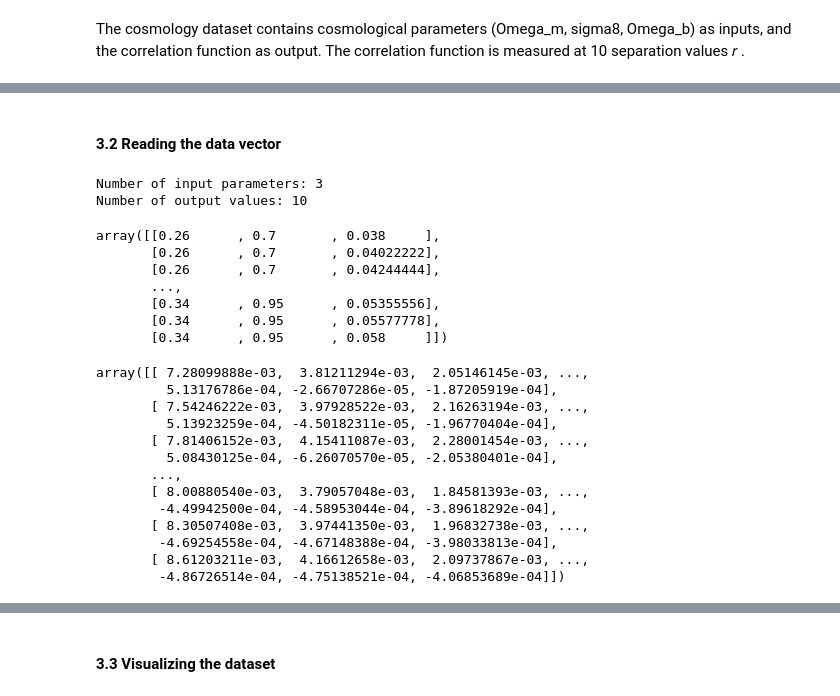
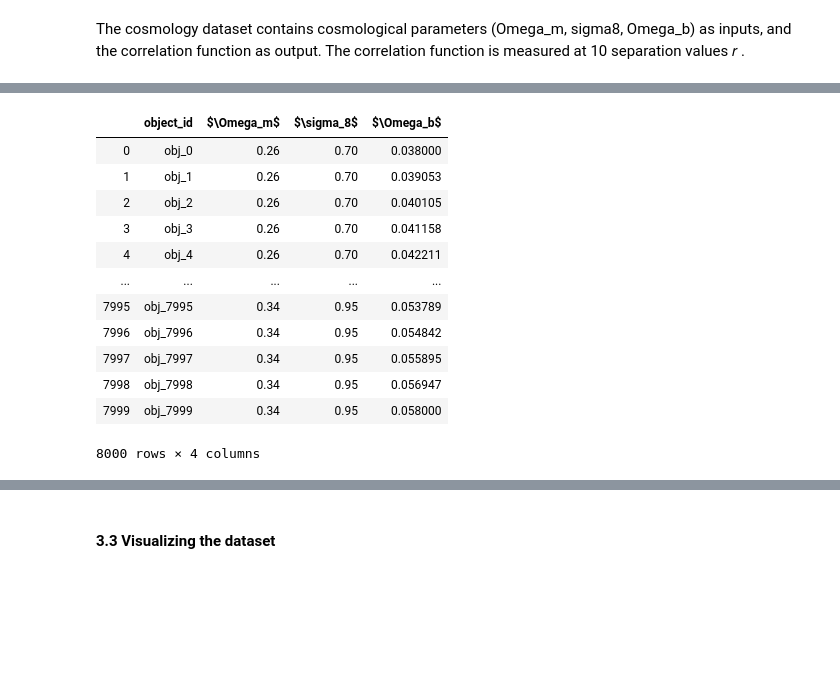
Before and after one commit to kstoreyf/emu-fight, a Jupyter notebook: emulator_examples/svm_emu-fight.ipynb, the cells around one changed output, grey strips where cells are left out. Drawn from its saved outputs; the diff is of its cells as text; code cells hidden in the pictures; blank space fills up the shorter version.

```diff
--- a/emulator_examples/svm_emu-fight.ipynb
+++ b/emulator_examples/svm_emu-fight.ipynb
@@ -68,2 +45,0 @@ nsize: 10
-# %% [markdown]
-#### 3.2 Reading the data vector
@@ -73,37 +46,17 @@ def read_dict(data,col='x'):
-# %%
-r_vals = np.linspace(50, 140, 10)
-ylabel = read_dict(train_data,col='label')
-xs_train = read_dict(train_data)
-ys_train = read_dict(train_data,col='y')
-
-print("Number of input parameters:", xs_train.shape[1])
-print("Number of output values:", ys_train.shape[1])
-# %% [output]
-Number of input parameters: 3
-Number of output values: 10
-# %%
-xvec
-# %% [output]
-array([[0.26      , 0.7       , 0.038     ],
-       [0.26      , 0.7       , 0.04022222],
-       [0.26      , 0.7       , 0.04244444],
-       ...,
-       [0.34      , 0.95      , 0.05355556],
-       [0.34      , 0.95      , 0.05577778],
-       [0.34      , 0.95      , 0.058     ]])
-# %%
-yvec
-# %% [output]
-array([[ 7.28099888e-03,  3.81211294e-03,  2.05146145e-03, ...,
-         5.13176786e-04, -2.66707286e-05, -1.87205919e-04],
-       [ 7.54246222e-03,  3.97928522e-03,  2.16263194e-03, ...,
-         5.13923259e-04, -4.50182311e-05, -1.96770404e-04],
-       [ 7.81406152e-03,  4.15411087e-03,  2.28001454e-03, ...,
-         5.08430125e-04, -6.26070570e-05, -2.05380401e-04],
-       ...,
-       [ 8.00880540e-03,  3.79057048e-03,  1.84581393e-03, ...,
-        -4.49942500e-04, -4.58953044e-04, -3.89618292e-04],
-       [ 8.30507408e-03,  3.97441350e-03,  1.96832738e-03, ...,
-        -4.69254558e-04, -4.67148388e-04, -3.98033813e-04],
-       [ 8.61203211e-03,  4.16612658e-03,  2.09737867e-03, ...,
-        -4.86726514e-04, -4.75138521e-04, -4.06853689e-04]])
+# %%
+df_in = df['input_data']
+df_in
+# %% [output]
+|  | object_id | $\Omega_m$ | $\sigma_8$ | $\Omega_b$ |
+| 0 | obj_0 | 0.26 | 0.70 | 0.038000 |
+| 1 | obj_1 | 0.26 | 0.70 | 0.039053 |
+| 2 | obj_2 | 0.26 | 0.70 | 0.040105 |
+| 3 | obj_3 | 0.26 | 0.70 | 0.041158 |
+| 4 | obj_4 | 0.26 | 0.70 | 0.042211 |
+| ... | ... | ... | ... | ... |
+| 7995 | obj_7995 | 0.34 | 0.95 | 0.053789 |
+| 7996 | obj_7996 | 0.34 | 0.95 | 0.054842 |
+| 7997 | obj_7997 | 0.34 | 0.95 | 0.055895 |
+| 7998 | obj_7998 | 0.34 | 0.95 | 0.056947 |
+| 7999 | obj_7999 | 0.34 | 0.95 | 0.058000 |
+8000 rows × 4 columns
```
Also changed, not shown: parts of 41 cells of this notebook, 1 other file.
